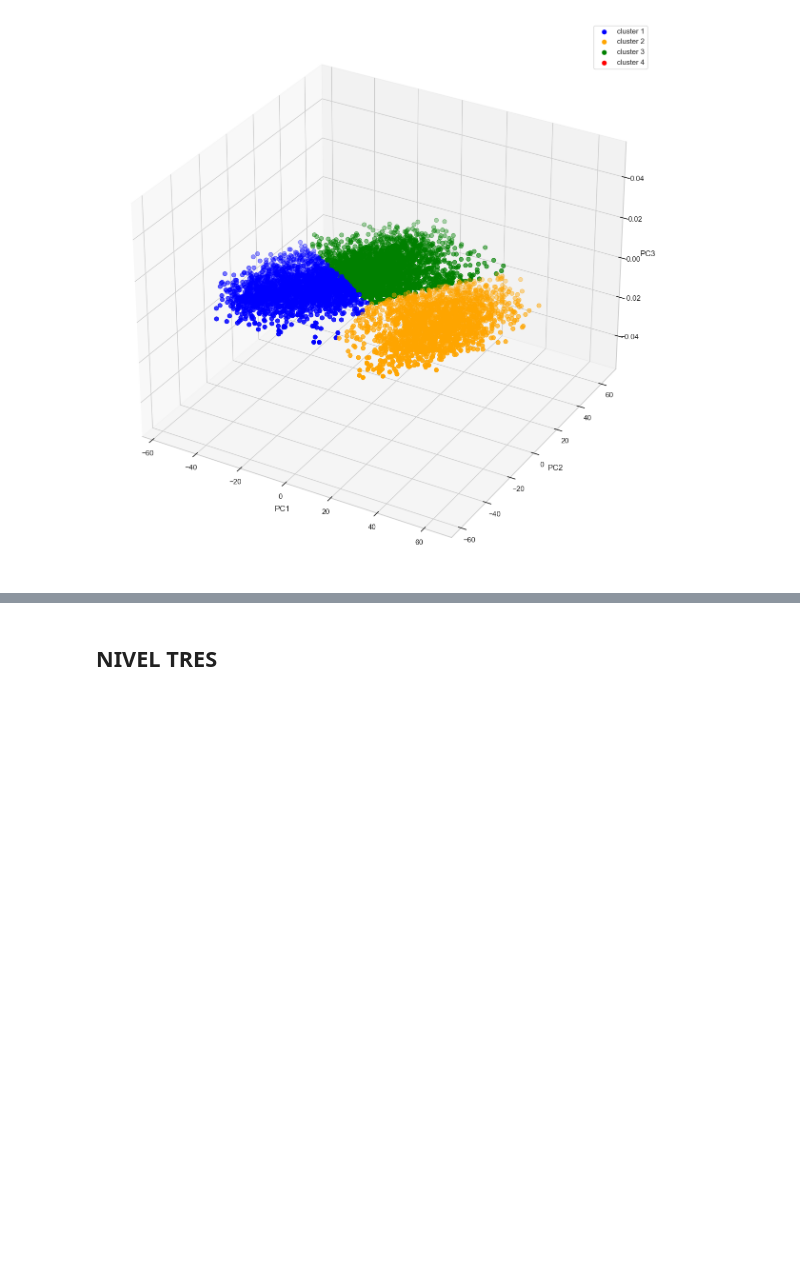
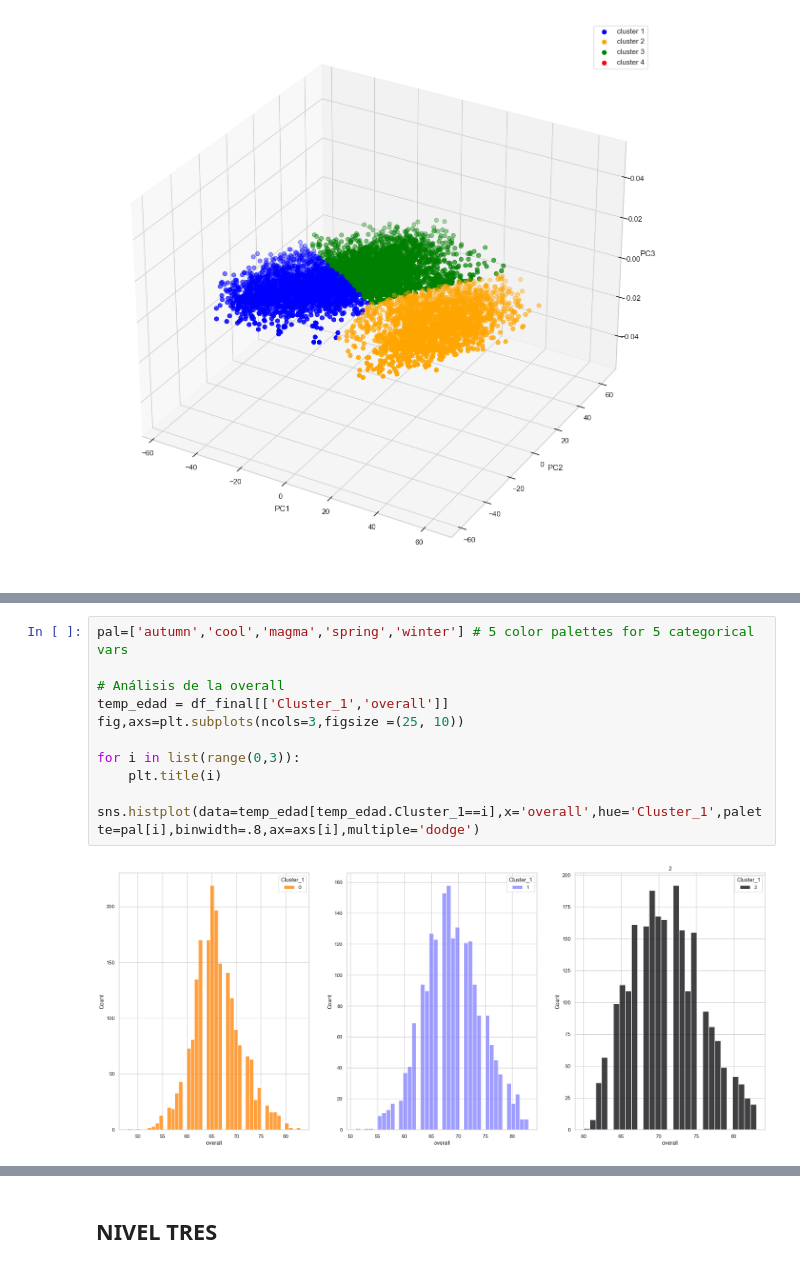
Before and after one commit to JavierBurgos-web/PROYECTO_ANALITICA_2da_entrega, a Jupyter notebook: CLUSTERING_full.ipynb, the cells around one changed output, grey strips where cells are left out. Drawn from its saved outputs; the diff is of its cells as text; blank space fills up the shorter version.

```diff
--- a/CLUSTERING_full.ipynb
+++ b/CLUSTERING_full.ipynb
@@ -296,0 +391,12 @@ plt.show()
+# %%
+pal=['autumn','cool','magma','spring','winter'] # 5 color palettes for 5 categorical vars
+
+# Análisis de la overall
+temp_edad = df_final[['Cluster_1','overall']]
+fig,axs=plt.subplots(ncols=3,figsize =(25, 10))
+
+for i in list(range(0,3)):
+    plt.title(i)
+    sns.histplot(data=temp_edad[temp_edad.Cluster_1==i],x='overall',hue='Cluster_1',palette=pal[i],binwidth=.8,ax=axs[i],multiple='dodge')
+# %% [output]
+[figure, added]
```
Also changed, not shown: parts of 23 cells of this notebook.
